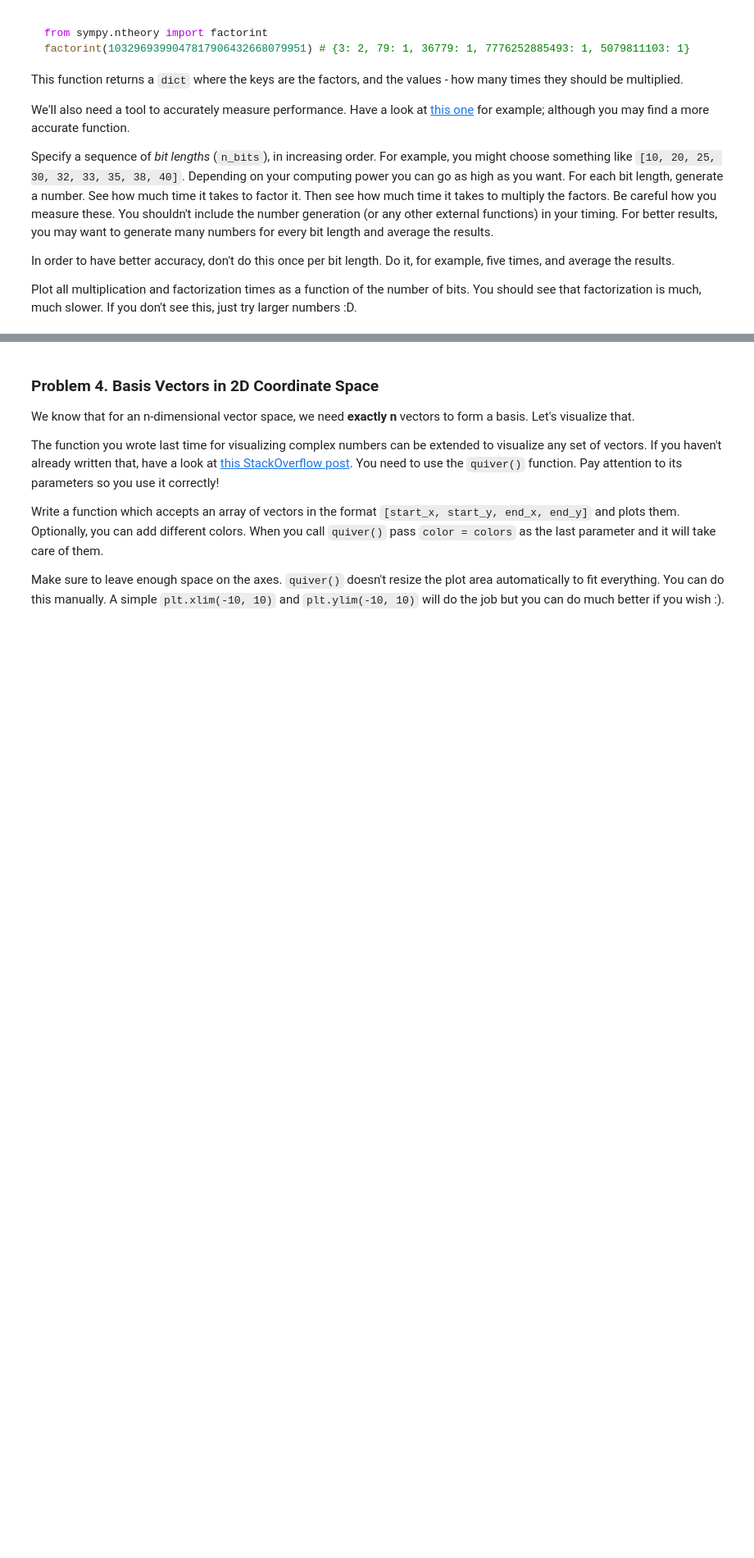
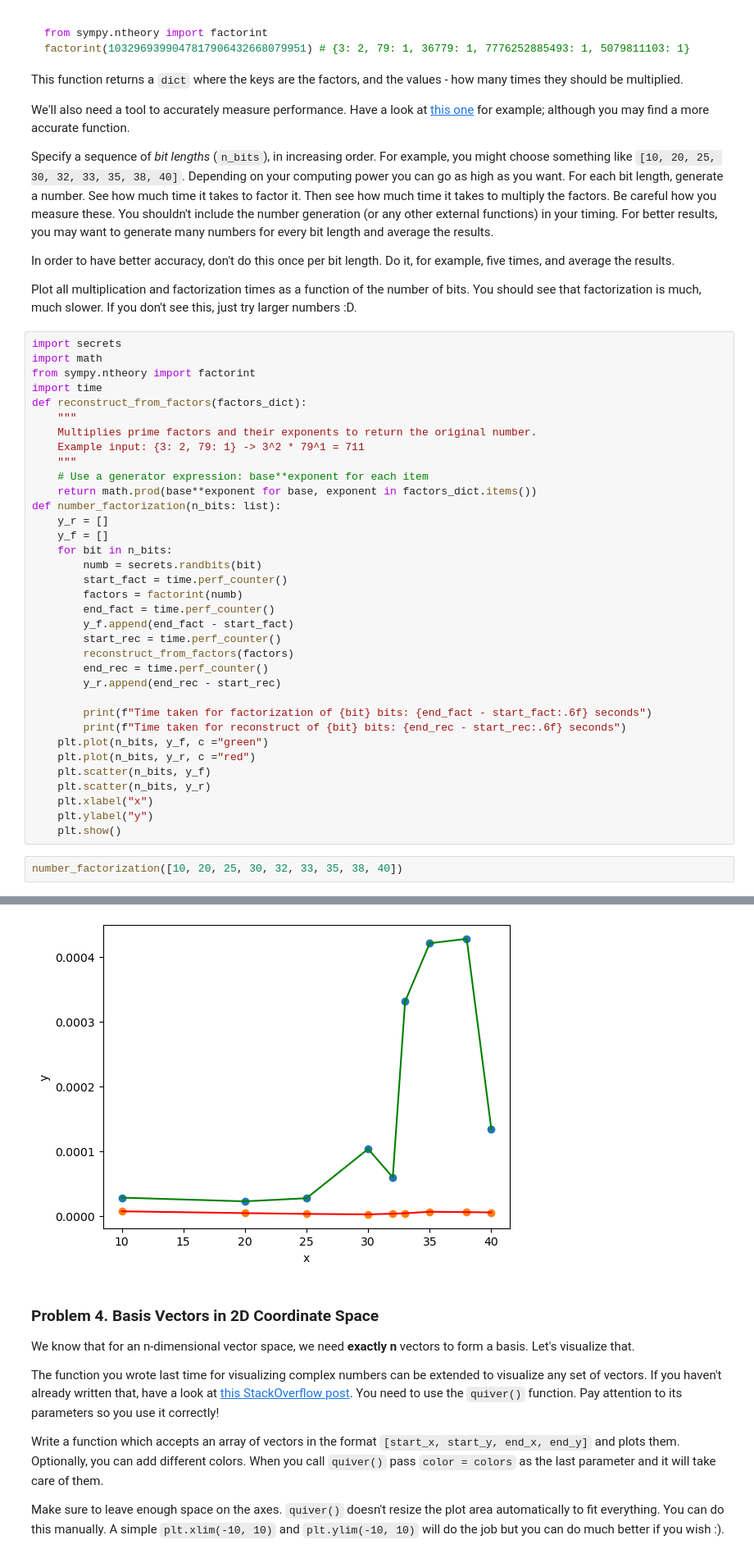
Before and after one commit to Nikovts/ML, a Jupyter notebook: Linear-Algebra-Exercise.ipynb, the cells around one changed output, grey strips where cells are left out. Shown at 82% size. Cells and saved outputs as stored; diff of their text form; blank space fills up the shorter version.

```diff
--- a/Linear-Algebra-Exercise.ipynb
+++ b/Linear-Algebra-Exercise.ipynb
@@ -201,3 +248,41 @@ Specify a sequence of _bit lengths_ (`n_bits`), in increasing order. For example
 In order to have better accuracy, don't do this once per bit length. Do it, for example, five times, and average the results.
 
 Plot all multiplication and factorization times as a function of the number of bits. You should see that factorization is much, much slower. If you don't see this, just try larger numbers :D.
+# %%
+import secrets
+import math
+from sympy.ntheory import factorint
+import time
+def reconstruct_from_factors(factors_dict):
+    """
+    Multiplies prime factors and their exponents to return the original number.
+    Example input: {3: 2, 79: 1} -> 3^2 * 79^1 = 711
+    """
+    # Use a generator expression: base**exponent for each item
+    return math.prod(base**exponent for base, exponent in factors_dict.items())
+def number_factorization(n_bits: list):
+    y_r = []
+    y_f = []
+    for bit in n_bits:
+        numb = secrets.randbits(bit)
+        start_fact = time.perf_counter()
+        factors = factorint(numb)
+        end_fact = time.perf_counter()
+        y_f.append(end_fact - start_fact)
+        start_rec = time.perf_counter()
+        reconstruct_from_factors(factors)
+        end_rec = time.perf_counter()
+        y_r.append(end_rec - start_rec)
+
+        print(f"Time taken for factorization of {bit} bits: {end_fact - start_fact:.6f} seconds")
+        print(f"Time taken for reconstruct of {bit} bits: {end_rec - start_rec:.6f} seconds")
+    plt.plot(n_bits, y_f, c ="green")
+    plt.plot(n_bits, y_r, c ="red")
+    plt.scatter(n_bits, y_f)
+    plt.scatter(n_bits, y_r)
+    plt.xlabel("x")
+    plt.ylabel("y")
+    plt.show()
+# %%
+number_factorization([10, 20, 25, 30, 32, 33, 35, 38, 40])
+# %% [output]
@@ -204,3 +307,4 @@ Plot all multiplication and factorization times as a function of the number of b
+[figure, added]
 # %% [markdown]
 ### Problem 4. Basis Vectors in 2D Coordinate Space
 We know that for an n-dimensional vector space, we need **exactly n** vectors to form a basis. Let's visualize that.
```
Also changed, not shown: parts of 13 cells of this notebook.
